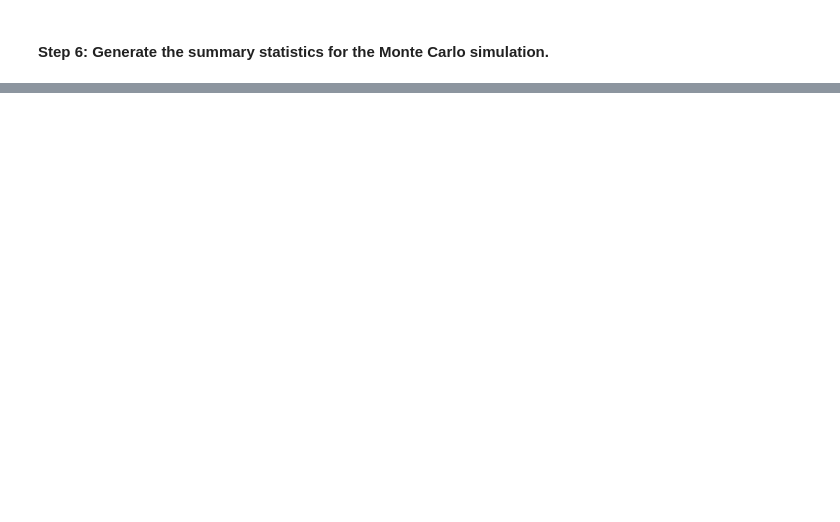
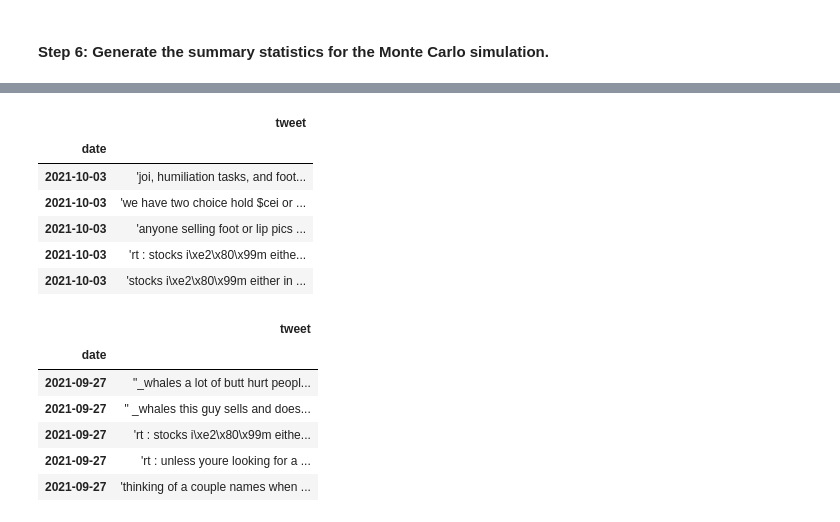
Before and after one commit to douglasg-fintec/Project-2, a Jupyter notebook: Analytic Files/api_request.ipynb, the cells around one changed output, grey strips where cells are left out. Drawn from its saved outputs; the diff is of its cells as text; code cells hidden in the pictures; blank space fills up the shorter version.

```diff
--- a/Analytic Files/api_request.ipynb
+++ b/Analytic Files/api_request.ipynb
@@ -295,0 +339,18 @@ df_file.to_csv(Path('../Resources/CEI_data.csv'))
+# %%
+display(twitter_df.head())
+display(twitter_df.tail())
+# %% [output]
+|  | tweet |
+| date |  |
+| 2021-10-03 | 'joi, humiliation tasks, and foot... |
+| 2021-10-03 | 'we have two choice hold $cei or ... |
+| 2021-10-03 | 'anyone selling foot or lip pics ... |
+| 2021-10-03 | 'rt : stocks i\xe2\x80\x99m eithe... |
+| 2021-10-03 | 'stocks i\xe2\x80\x99m either in ... |
+|  | tweet |
+| date |  |
+| 2021-09-27 | "_whales a lot of butt hurt peopl... |
+| 2021-09-27 | " _whales this guy sells and does... |
+| 2021-09-27 | 'rt : stocks i\xe2\x80\x99m eithe... |
+| 2021-09-27 | 'rt : unless youre looking for a ... |
+| 2021-09-27 | 'thinking of a couple names when ... |
```
Also changed, not shown: parts of 18 cells of this notebook, 7 other files.
